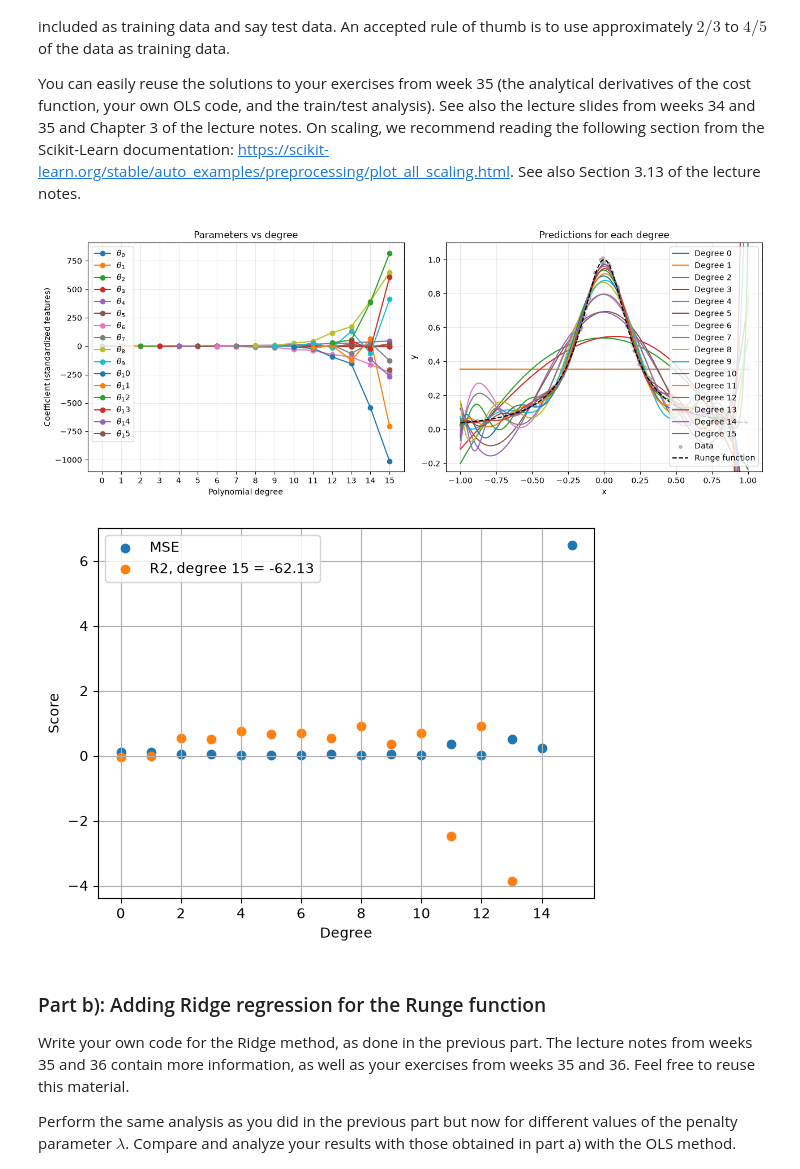
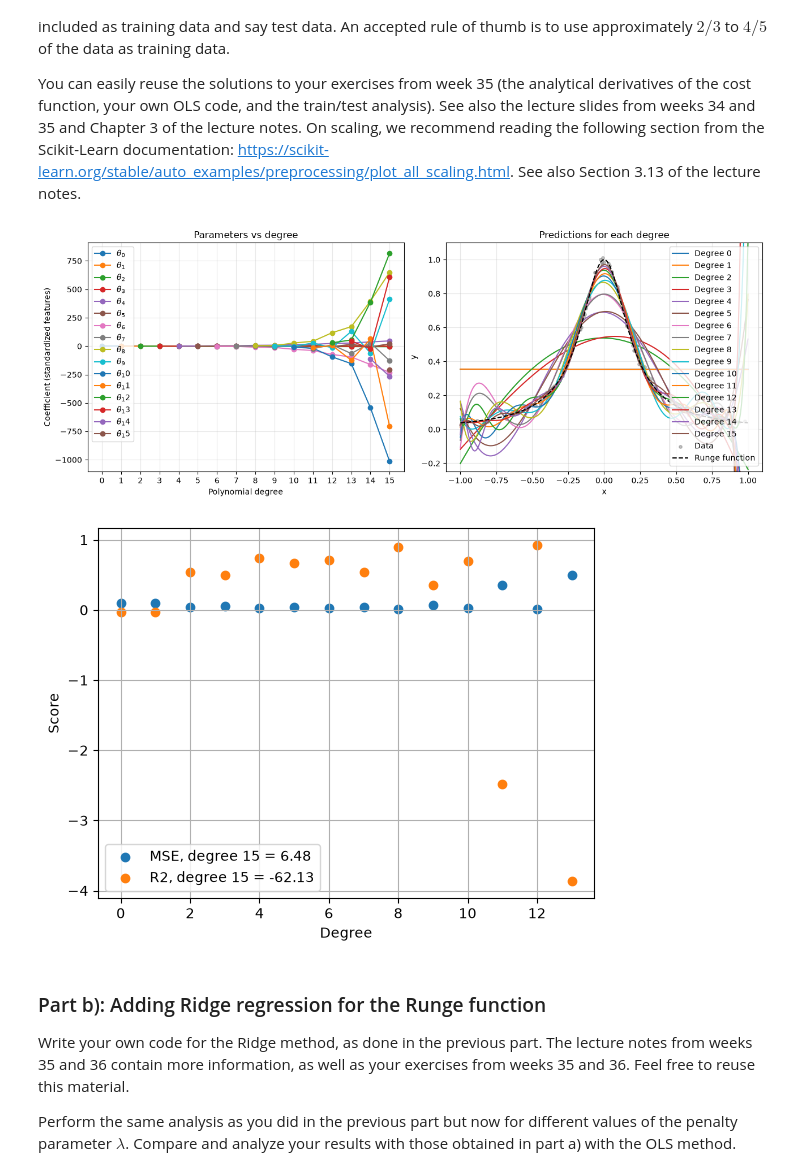
Before and after one commit to Timholmen96/MachineLearningUiO, a Jupyter notebook: doc/Projects/2026/Project1/Project1.ipynb, the cells around one changed output. Drawn from its saved outputs; the diff is of its cells as text; code cells hidden in the pictures.

```diff
--- a/doc/Projects/2026/Project1/Project1.ipynb
+++ b/doc/Projects/2026/Project1/Project1.ipynb
@@ -195,6 +200,7 @@ R2_V = []
 Parameter_V = []
 Prediction_V = []
 
+# No reason to scale and normalise for OLS! Why?
 for degree in range(maxdeg + 1):
     X = design_matrix(x, degree)
     X_train, X_test, y_train, y_test = train_test_split(X,
@@ -236,35 +242,35 @@ parameters = np.full((maxdeg + 1, maxdeg + 1), np.nan)
 for degree, theta in enumerate(Parameter_V):
     parameters[degree, :len(theta)] = theta
     ax_predictions.plot(xx, Prediction_V[degree], label=f"Degree {degree}")
 
 for j in range(maxdeg + 1):
     ax_parameters.plot(deg_V, parameters[:, j], marker="o", label=rf"$\theta_{j}$")
 
 ax_parameters.set(title="Parameters vs degree", xlabel="Polynomial degree",
                   ylabel="Coefficient (standardized features)")
 ax_parameters.set_xticks(deg_V)
 ax_parameters.legend()
 ax_parameters.grid(alpha=0.3)
 
 ax_predictions.scatter(x, y, s=15, color="gray", alpha=0.5, label="Data")
 ax_predictions.plot(xx, runge(xx), "k--", label="Runge function")
 ax_predictions.set(title="Predictions for each degree", xlabel="x", ylabel="y")
 ax_predictions.legend()
 ax_predictions.grid(alpha=0.3)
 fig.tight_layout()
 plt.ylim(-0.25,1.1)
 plt.show()
 #  R2 og MSE
-plt.scatter(deg_V, MSE_V, label = "MSE")
+plt.scatter(deg_V[0:-2], MSE_V[0:-2], label = f"MSE, degree 15 = {MSE_V[-1]:.2f}")
 plt.scatter(deg_V[0:-2], R2_V[0:-2], label = f"R2, degree 15 = {R2_V[-1]:.2f}")
 plt.xlabel("Degree")
 plt.ylabel("Score")
 plt.legend()
 plt.grid()
 plt.show()
 # %% [output]
 [figure]
-[figure, old version]
+[figure, new version]
 # %% [markdown]
 ### Part b): Adding Ridge regression for the Runge function
 
```
Also changed, not shown: parts of 4 cells of this notebook, 3 other files.
